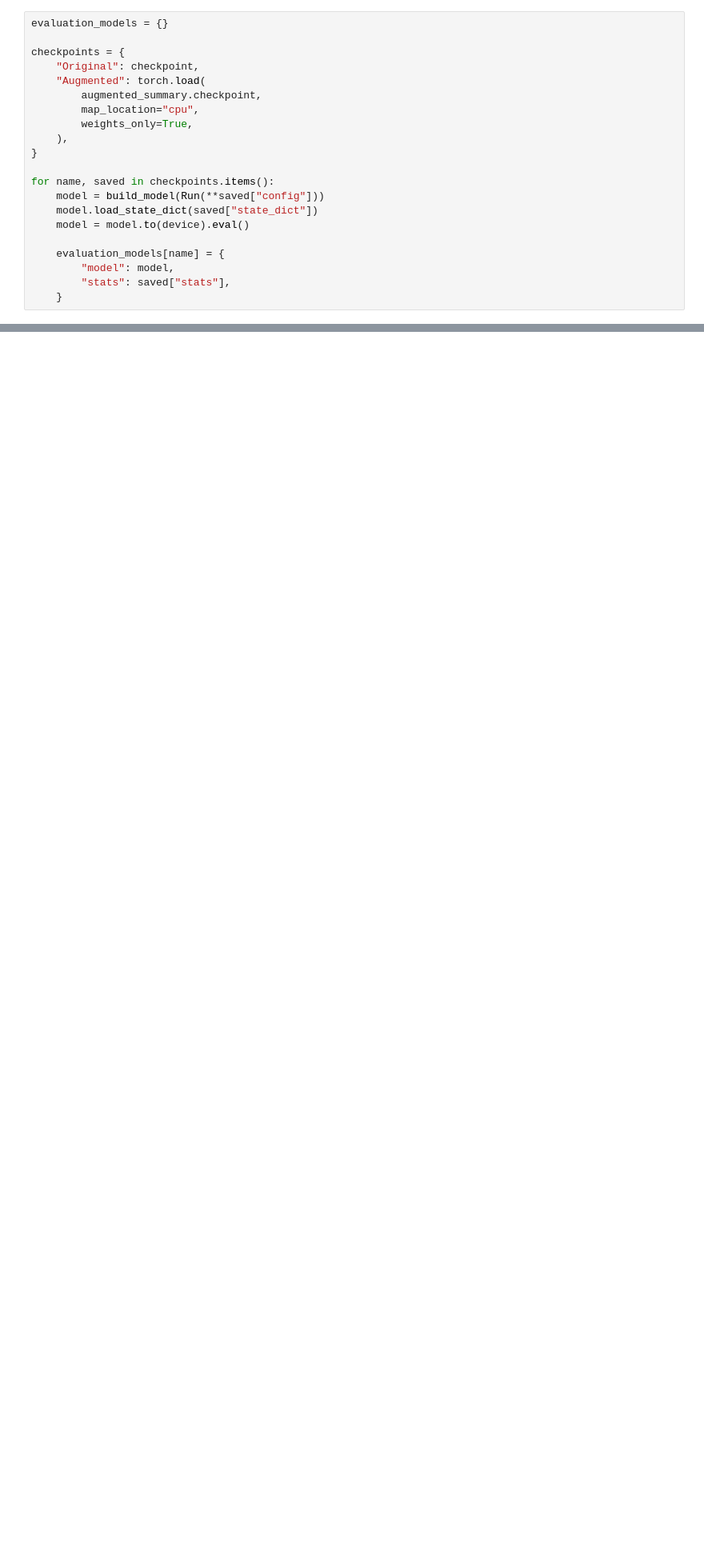
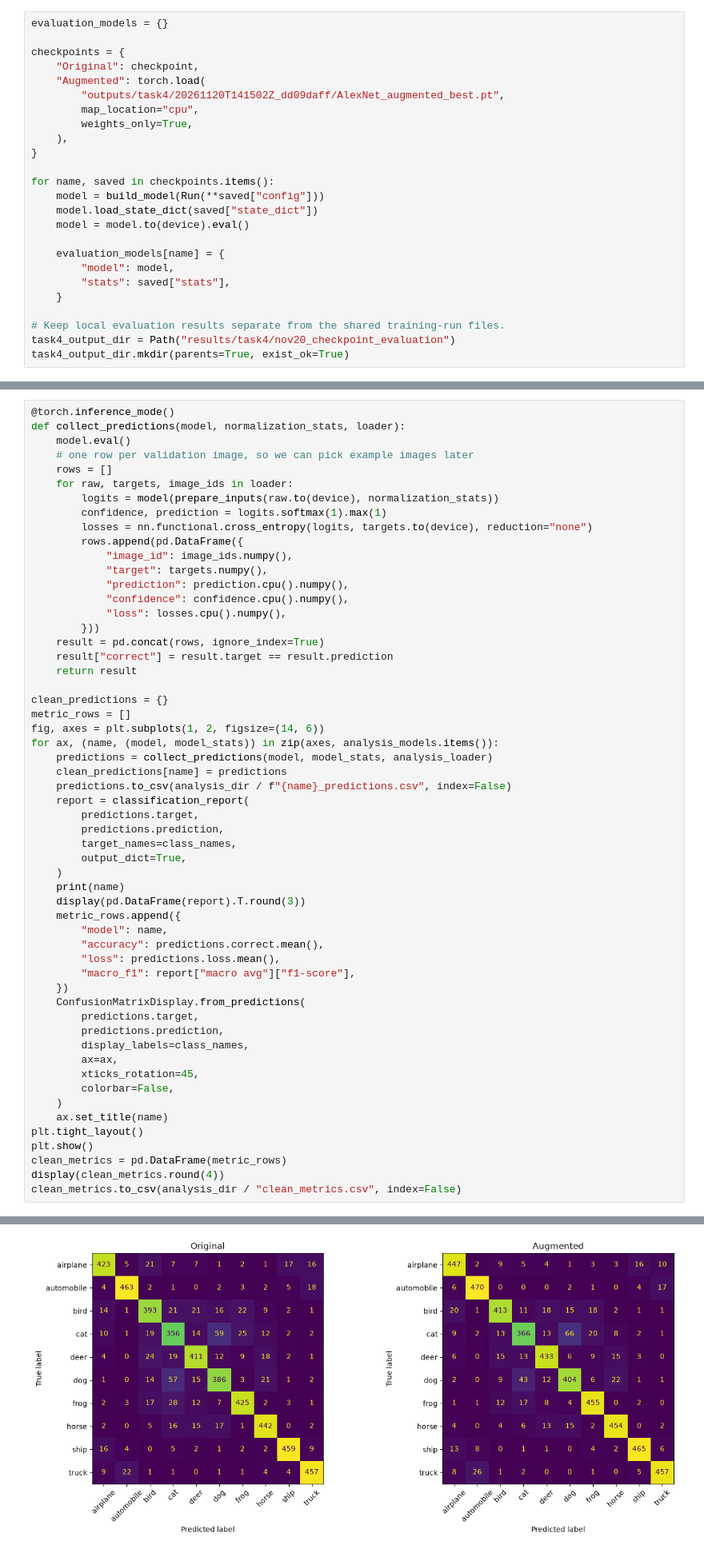
Before and after one commit to TheArtemis/ID2223-Scalable-Machine-Learning-and-Deep-Learning, a Jupyter notebook: assignments/ass1/lab-assignment-notebook.ipynb, the cells around one changed output, grey strips where cells are left out. Shown at 80% size. Saved outputs shown, nothing was run; the diff lists cells and outputs as text; blank space fills up the shorter version.

Commit message:
Complete Tasks 5 and 6 with November 20 checkpoint results

```diff
--- a/assignments/ass1/lab-assignment-notebook.ipynb
+++ b/assignments/ass1/lab-assignment-notebook.ipynb
@@ -1177,7 +1177,7 @@ evaluation_models = {}
 checkpoints = {
     "Original": checkpoint,
     "Augmented": torch.load(
-        augmented_summary.checkpoint,
+        "outputs/task4/20261120T141502Z_dd09daff/AlexNet_augmented_best.pt",
         map_location="cpu",
         weights_only=True,
     ),
@@ -1192,6 +1192,10 @@ for name, saved in checkpoints.items():
         "model": model,
         "stats": saved["stats"],
     }
+
+# Keep local evaluation results separate from the shared training-run files.
+task4_output_dir = Path("results/task4/nov20_checkpoint_evaluation")
+task4_output_dir.mkdir(parents=True, exist_ok=True)
 # %% [markdown]
 Let's define now a class with the different evaluation functions
 # %%
@@ -1402,0 +1474,57 @@ Combine quantitative evaluation with examples of successful and unsuccessful pre
+# %%
+@torch.inference_mode()
+def collect_predictions(model, normalization_stats, loader):
+    model.eval()
+    # one row per validation image, so we can pick example images later
+    rows = []
+    for raw, targets, image_ids in loader:
+        logits = model(prepare_inputs(raw.to(device), normalization_stats))
+        confidence, prediction = logits.softmax(1).max(1)
+        losses = nn.functional.cross_entropy(logits, targets.to(device), reduction="none")
+        rows.append(pd.DataFrame({
+            "image_id": image_ids.numpy(),
+            "target": targets.numpy(),
+            "prediction": prediction.cpu().numpy(),
+            "confidence": confidence.cpu().numpy(),
+            "loss": losses.cpu().numpy(),
+        }))
+    result = pd.concat(rows, ignore_index=True)
+    result["correct"] = result.target == result.prediction
+    return result
+
+clean_predictions = {}
+metric_rows = []
+fig, axes = plt.subplots(1, 2, figsize=(14, 6))
+for ax, (name, (model, model_stats)) in zip(axes, analysis_models.items()):
+    predictions = collect_predictions(model, model_stats, analysis_loader)
+    clean_predictions[name] = predictions
+    predictions.to_csv(analysis_dir / f"{name}_predictions.csv", index=False)
+    report = classification_report(
+        predictions.target,
+        predictions.prediction,
+        target_names=class_names,
+        output_dict=True,
+    )
+    print(name)
+    display(pd.DataFrame(report).T.round(3))
+    metric_rows.append({
+        "model": name,
+        "accuracy": predictions.correct.mean(),
+        "loss": predictions.loss.mean(),
+        "macro_f1": report["macro avg"]["f1-score"],
+    })
+    ConfusionMatrixDisplay.from_predictions(
+        predictions.target,
+        predictions.prediction,
+        display_labels=class_names,
+        ax=ax,
+        xticks_rotation=45,
+        colorbar=False,
+    )
+    ax.set_title(name)
+plt.tight_layout()
+plt.show()
+clean_metrics = pd.DataFrame(metric_rows)
+display(clean_metrics.round(4))
+clean_metrics.to_csv(analysis_dir / "clean_metrics.csv", index=False)
+# %% [output]
@@ -1402,0 +1561 @@ Combine quantitative evaluation with examples of successful and unsuccessful pre
+[figure, added]
```
Also changed, not shown: parts of 24 cells of this notebook, 16 other files.
